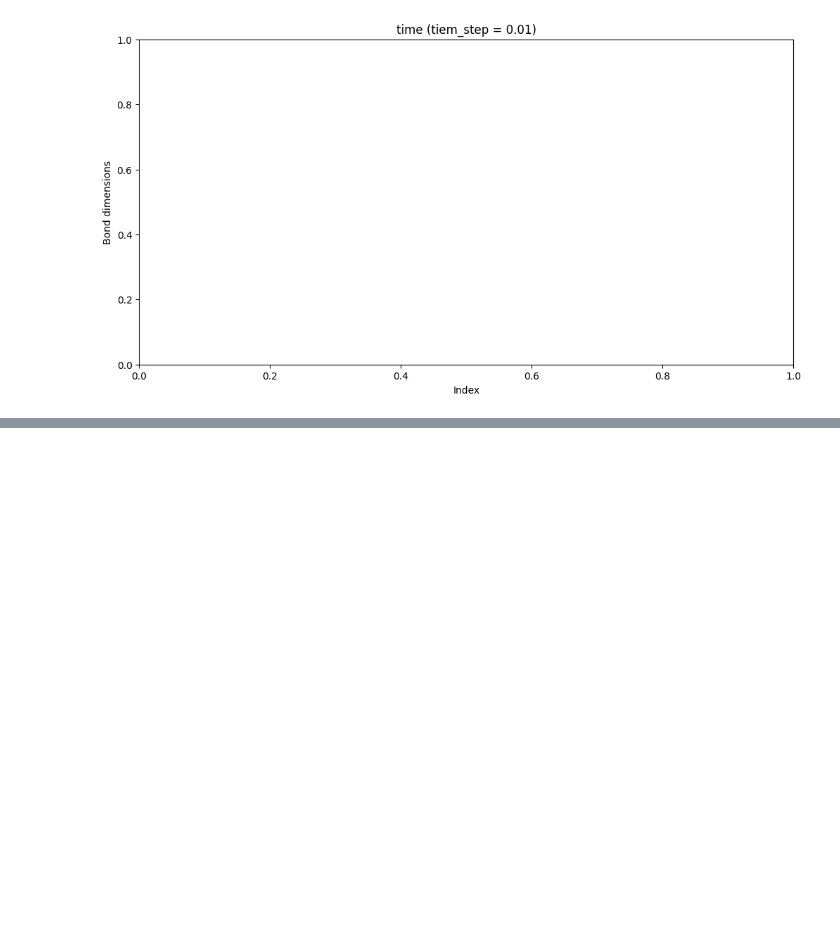
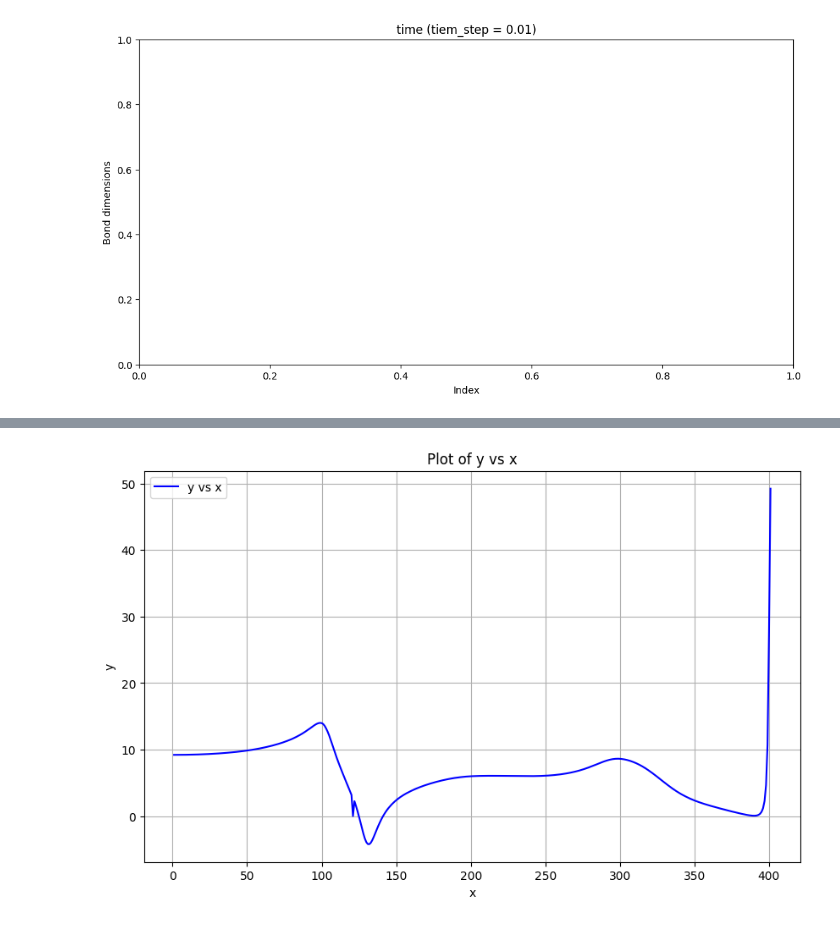
Before and after one commit to Pouri96/pytreenet, a Jupyter notebook: part 3.ipynb, the cells around one changed output, grey strips where cells are left out. Drawn from its saved outputs; the diff is of its cells as text; code cells hidden in the pictures; blank space fills up the shorter version.

```diff
--- a/part 3.ipynb
+++ b/part 3.ipynb
@@ -1326,0 +907,16 @@ Error:
+# %%
+import matplotlib.pyplot as plt
+
+x = np.arange(1, len(y) + 1)
+
+# Plot the data
+plt.figure(figsize=(10, 6))
+plt.plot(x, y, label='y vs x', color='b')
+plt.xlabel('x')
+plt.ylabel('y')
+plt.title('Plot of y vs x')
+plt.legend()
+plt.grid(True)
+plt.show()
+# %% [output]
+[figure, added]
```
Also changed, not shown: parts of 32 cells of this notebook, 7 other files.
